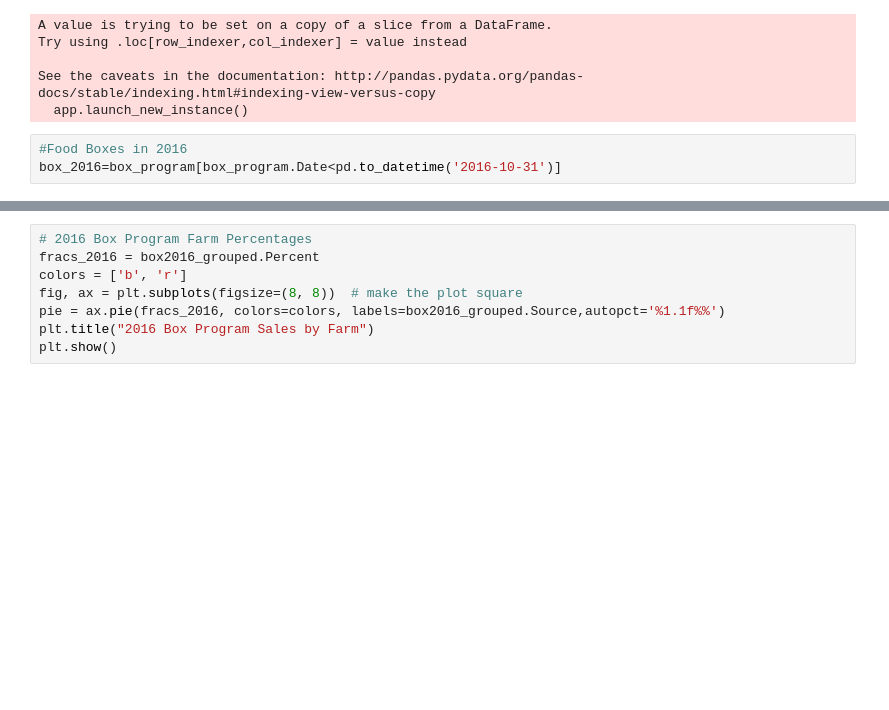
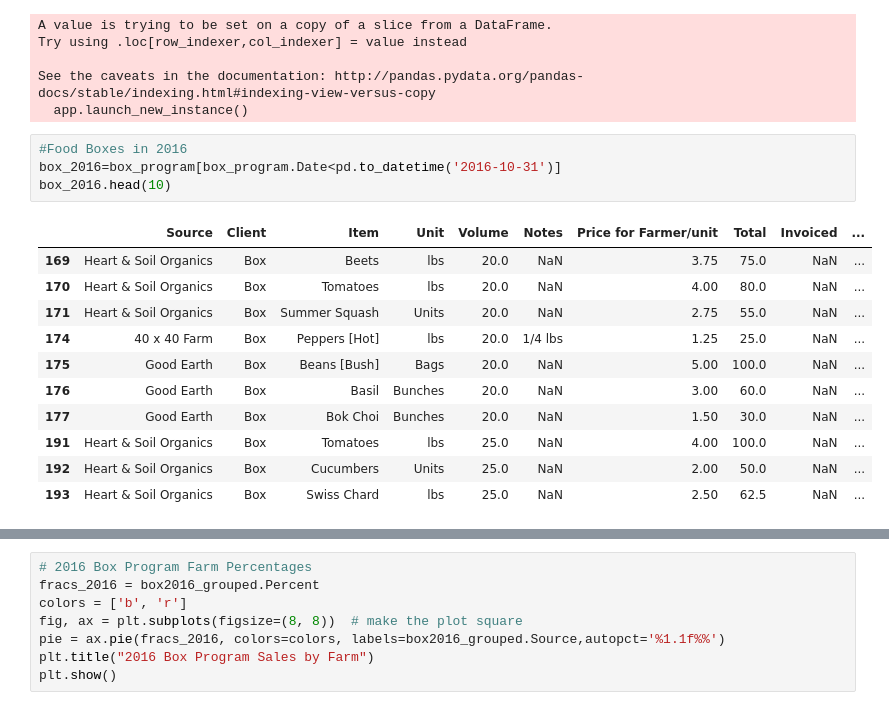
Before and after one commit to james-parks/gabriola, a Jupyter notebook: Gabriola Farm Info.ipynb, the cells around one changed output, grey strips where cells are left out. Saved outputs shown, nothing was run; the diff lists cells and outputs as text; blank space fills up the shorter version.

```diff
--- a/Gabriola Farm Info.ipynb
+++ b/Gabriola Farm Info.ipynb
@@ -114,6 +114,19 @@ See the caveats in the documentation: http://pandas.pydata.org/pandas-docs/stabl
 # %%
 #Food Boxes in 2016
 box_2016=box_program[box_program.Date<pd.to_datetime('2016-10-31')]
+box_2016.head(10)
+# %% [output]
+|  | Source | Client | Item | Unit | Volume | Notes | Price for Farmer/unit | Total | Invoiced | ... |
+| 169 | Heart & Soil Organics | Box | Beets | lbs | 20.0 | NaN | 3.75 | 75.0 | NaN | ... |
+| 170 | Heart & Soil Organics | Box | Tomatoes | lbs | 20.0 | NaN | 4.00 | 80.0 | NaN | ... |
+| 171 | Heart & Soil Organics | Box | Summer Squash | Units | 20.0 | NaN | 2.75 | 55.0 | NaN | ... |
+| 174 | 40 x 40 Farm | Box | Peppers [Hot] | lbs | 20.0 | 1/4 lbs | 1.25 | 25.0 | NaN | ... |
+| 175 | Good Earth | Box | Beans [Bush] | Bags | 20.0 | NaN | 5.00 | 100.0 | NaN | ... |
+| 176 | Good Earth | Box | Basil | Bunches | 20.0 | NaN | 3.00 | 60.0 | NaN | ... |
+| 177 | Good Earth | Box | Bok Choi | Bunches | 20.0 | NaN | 1.50 | 30.0 | NaN | ... |
+| 191 | Heart & Soil Organics | Box | Tomatoes | lbs | 25.0 | NaN | 4.00 | 100.0 | NaN | ... |
+| 192 | Heart & Soil Organics | Box | Cucumbers | Units | 25.0 | NaN | 2.00 | 50.0 | NaN | ... |
+| 193 | Heart & Soil Organics | Box | Swiss Chard | lbs | 25.0 | NaN | 2.50 | 62.5 | NaN | ... |
 # %%
 #Food Boxes in 2017
 box_2017=box_program[box_program.Date>=pd.to_datetime('2016-11-01')]
```
Also changed, not shown: parts of 4 cells of this notebook, 2 other files.
